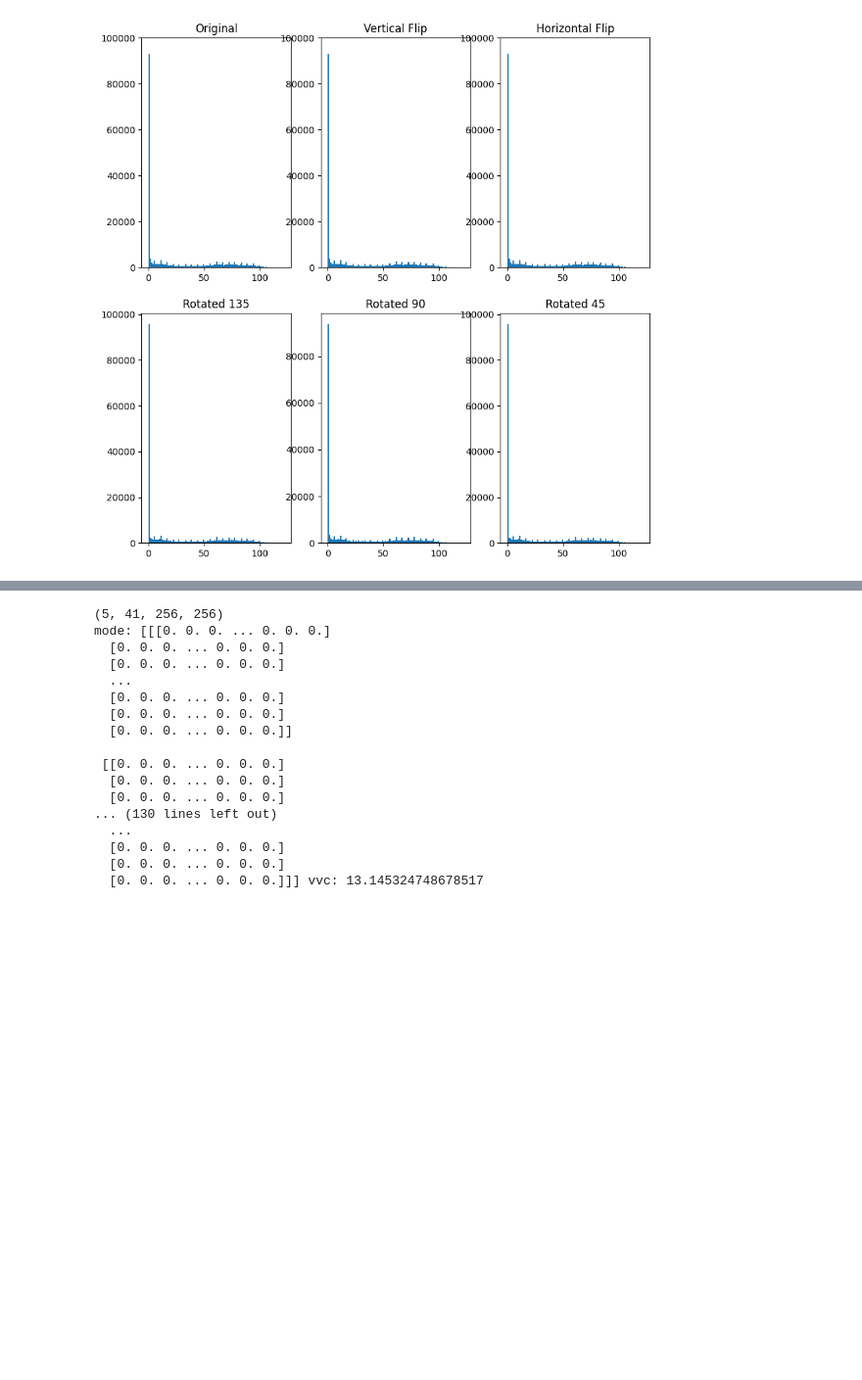
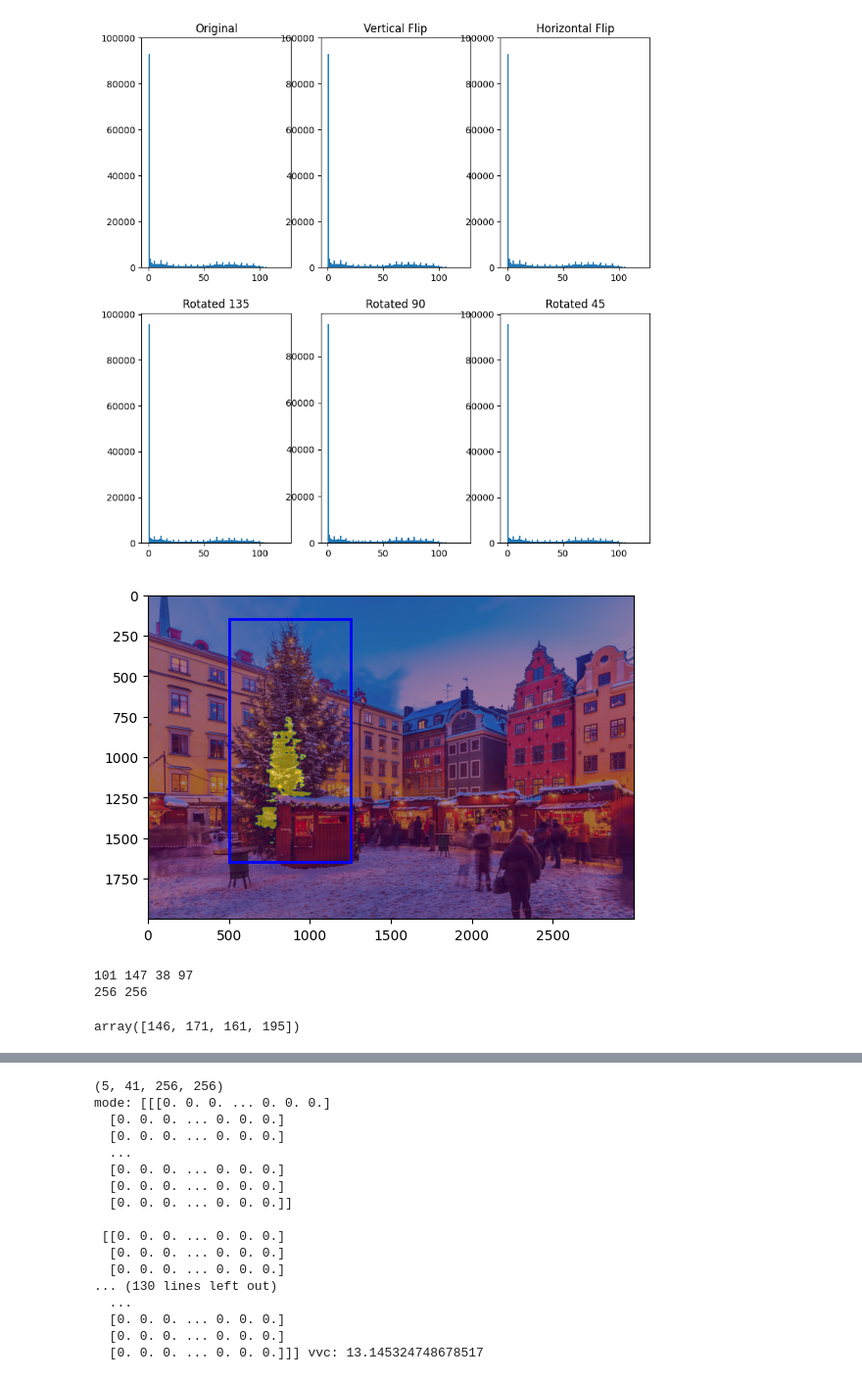
Before and after one commit to yexincheng/ALMRI, a Jupyter notebook: research_questions.ipynb, the cells around one changed output, grey strips where cells are left out. Shown at 98% size. Saved outputs shown, nothing was run; the diff lists cells and outputs as text; code cells hidden in the pictures; blank space fills up the shorter version.

```diff
--- a/research_questions.ipynb
+++ b/research_questions.ipynb
@@ -291,25 +297,70 @@ def roi_bbox(gt2D):
+# %%
+# test MedSAM on natural image
+sam_model = sam_model_registry['vit_b'](checkpoint=medsam_random_40).to(device)
+sam_model.eval()
+predictor = SamPredictor(sam_model)
+# load AdobeStock_57083879.jpg as numpy array
+img_path = '/scratch/user/uqxye5/segmentation/AdobeStock_57083879.jpg'
+from PIL import Image
+img = Image.open(img_path)
+img_np = np.array(img, dtype=np.uint8)
+bbox = np.array([(500, 150, 1250, 1650)])
+
+predictor.set_image(img_np)
+masks, _, _ = predictor.predict(
+    point_coords=None,
+    point_labels=None,
+    box=bbox[None, :],
+    multimask_output=False,
+)
+# %%
+fig, ax = plt.subplots()
+ax.imshow(img)
+ax.imshow(masks[0], alpha=0.5)
+x0, y0 = bbox[0][0], bbox[0][1]
+w, h = bbox[0][2] - bbox[0][0], bbox[0][3] - bbox[0][1]
+rectangle = plt.Rectangle((x0, y0), w, h, edgecolor='blue', facecolor=(0,0,0,0), lw=2)
+ax.add_patch(rectangle)
+plt.show()
+# %% [output]
+[figure, added]
 # %%
 # sam related model prediction
-sam_lk = sam_model_registry['vit_b'](checkpoint=medsam_random_40).to(device)
+sam_lk = sam_model_registry['vit_b'](checkpoint=original_sam).to(device)
 predictor = SamPredictor(sam_lk)
 transformed_preds = []  # 1m30s
 for img, gt in zip(transformed_img, transformed_gt):
     preds = []
     for i in range(img.shape[0]): # infer for each slice
-        predictor.set_image(img[i])
-        input_box = np.array([0, 0, img[index].shape[0], img[index].shape[1]]) # whole image as bbox
-        # input_box = roi_bbox(gt[i])
-        masks, _, _ = predictor.predict(
-            point_coords=None,
-            point_labels=None,
-            box=input_box[None, :],
-            multimask_output=False,
-        )
-        preds.append(masks[0])
-    preds = np.array(preds)
-    transformed_preds.append(preds)
+        predictor.set_image(img[22])
+        # input_box = np.array([0, 0, img[index].shape[0], img[index].shape[1]]) # whole image as bbox
+        y_indices, x_indices = np.where(gt[22] > 0)
+        x_min, x_max = np.min(x_indices), np.max(x_indices)
+        y_min, y_max = np.min(y_indices), np.max(y_indices)
+        H, W = gt[22].shape
+        print(x_min, x_max, y_min, y_max)
+        print(W, H)
+        break
+    break
+    #     input_box = roi_bbox(gt[i])
+    #     masks, _, _ = predictor.predict(
+    #         point_coords=None,
+    #         point_labels=None,
+    #         box=input_box[None, :],
+    #         multimask_output=False,
+    #     )
+    #     preds.append(masks[0])
+    # preds = np.array(preds)
+    # transformed_preds.append(preds)
+# %% [output]
+101 147 38 97
+256 256
 # %%
 # TODO: dynunet model prediction
+# %%
+input_box
+# %% [output]
+array([146, 171, 161, 195])
 # %%
 # plot predictions after tta
 fig, ax = plt.subplots(2, 3, figsize=(10, 10))
```
Also changed, not shown: parts of 10 cells of this notebook.
